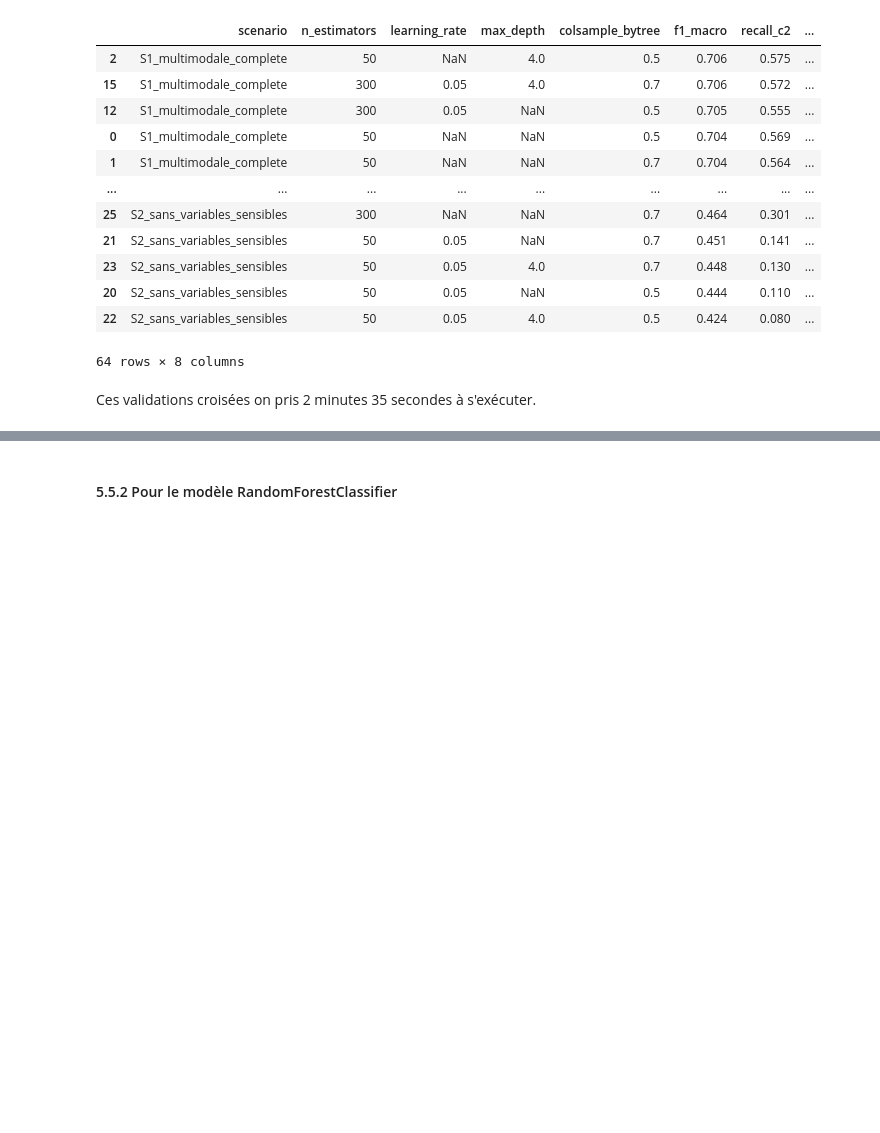
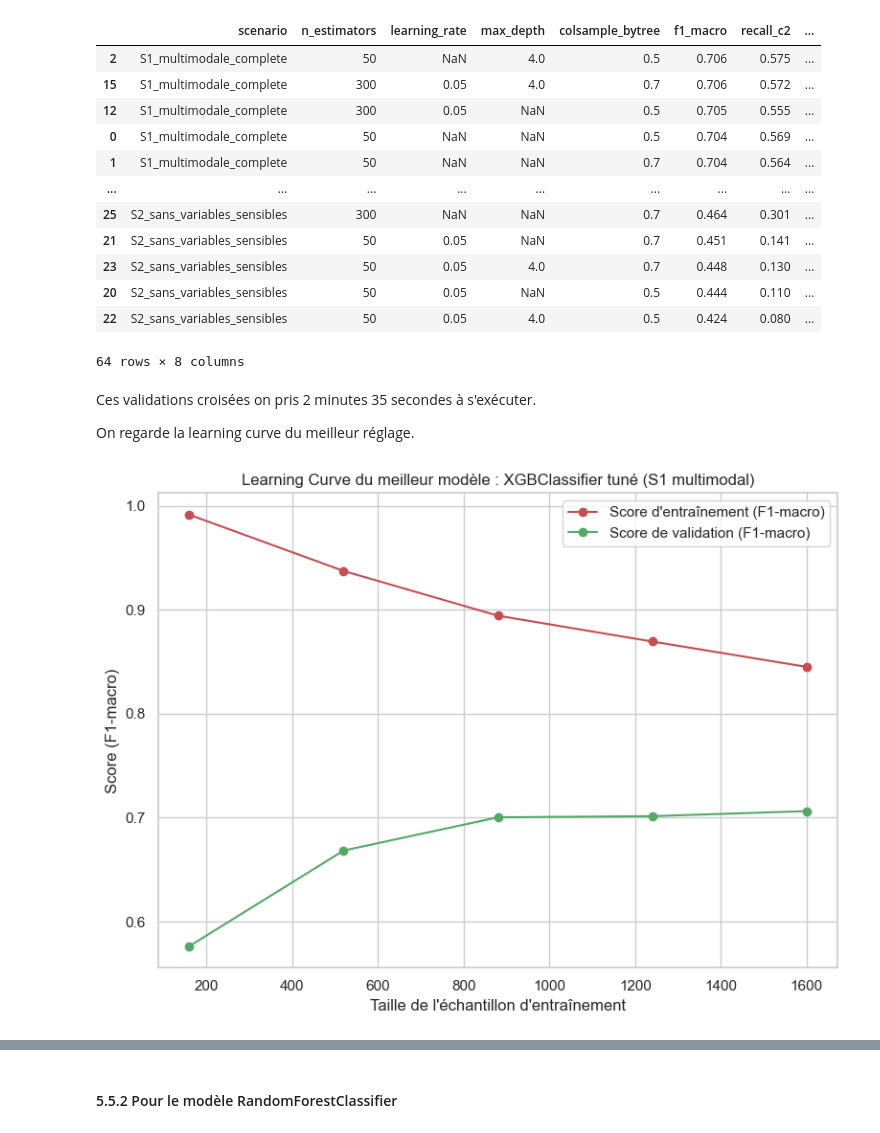
Before and after one commit to rbatos/Cas_usage_certif, a Jupyter notebook: notebooks/matrice-notebook-romain.ipynb, the cells around one changed output, grey strips where cells are left out. Cells and saved outputs as stored; diff of their text form; code cells hidden in the pictures; blank space fills up the shorter version.

Commit message:
docs(notebook+requirements) reprise de la recherche d'hyperparamètres avec learning curve et poids des classes + journal de bord J8

```diff
--- a/notebooks/matrice-notebook-romain.ipynb
+++ b/notebooks/matrice-notebook-romain.ipynb
@@ -1266,3 +1277,53 @@ display(resultats_cv_xgbc)
 64 rows × 8 columns
 # %% [markdown]
 Ces validations croisées on pris 2 minutes 35 secondes à s'exécuter.
+
+On regarde la learning curve du meilleur réglage.
+# %%
+# Learning curve du meilleur réglage
+# Colonnes du scénario gagnant
+best_scenario_cols = scenarios["S1_multimodale_complete"]
+best_preprocessor = build_preprocessor(best_scenario_cols)
+
+# Meilleur modèle selon les résultats CV
+best_lgbm = XGBClassifier(
+    objective="binary:logistic",
+    n_estimators=50,
+    learning_rate=None,
+    max_depth=4,
+    colsample_bytree=0.5,
+    random_state=RANDOM_STATE
+)
+
+best_pipe = Pipeline([
+    ("preparation", best_preprocessor),
+    ("modele", best_lgbm),
+])
+
+# On force une métrique cohérente avec l'analyse (F1-macro)
+train_sizes, train_scores, test_scores = learning_curve(
+    best_pipe,
+    X_train,
+    y_train,
+    cv=cv,
+    scoring="f1_macro",
+    n_jobs=-1,
+    train_sizes=np.linspace(0.1, 1.0, 5)
+)
+
+# Moyennes sur les 5 folds
+train_scores_mean = np.mean(train_scores, axis=1)
+test_scores_mean = np.mean(test_scores, axis=1)
+
+# Affichage de la learning curve
+plt.figure(figsize=(8, 6))
+plt.plot(train_sizes, train_scores_mean, "o-", color="r", label="Score d'entraînement (F1-macro)")
+plt.plot(train_sizes, test_scores_mean, "o-", color="g", label="Score de validation (F1-macro)")
+plt.title("Learning Curve du meilleur modèle : XGBClassifier tuné (S1 multimodal)")
+plt.xlabel("Taille de l'échantillon d'entraînement")
+plt.ylabel("Score (F1-macro)")
+plt.legend(loc="best")
+plt.tight_layout()
+plt.show()
+# %% [output]
+[figure, added]
```
Also changed, not shown: parts of 31 cells of this notebook, 1 other file.
